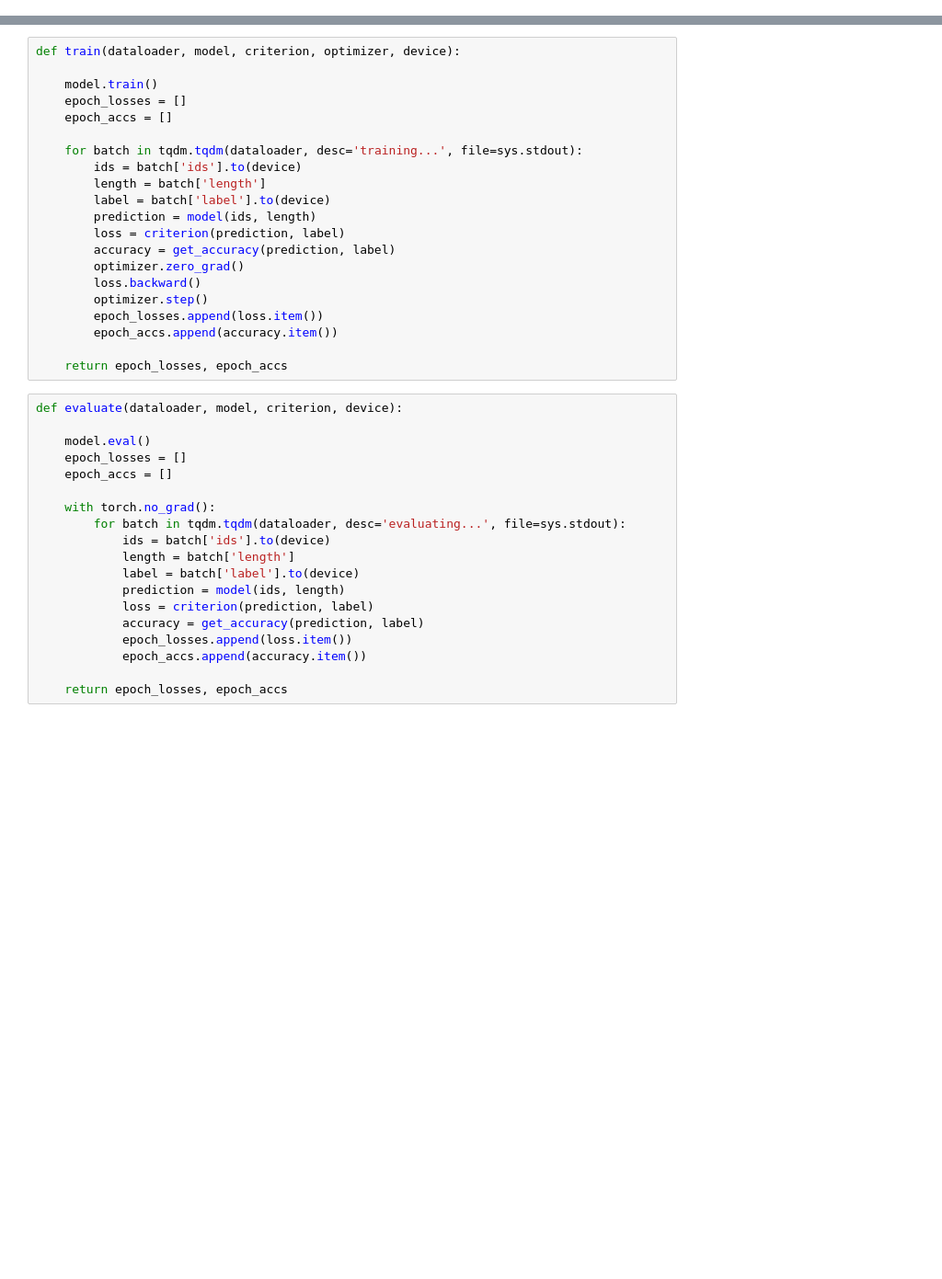
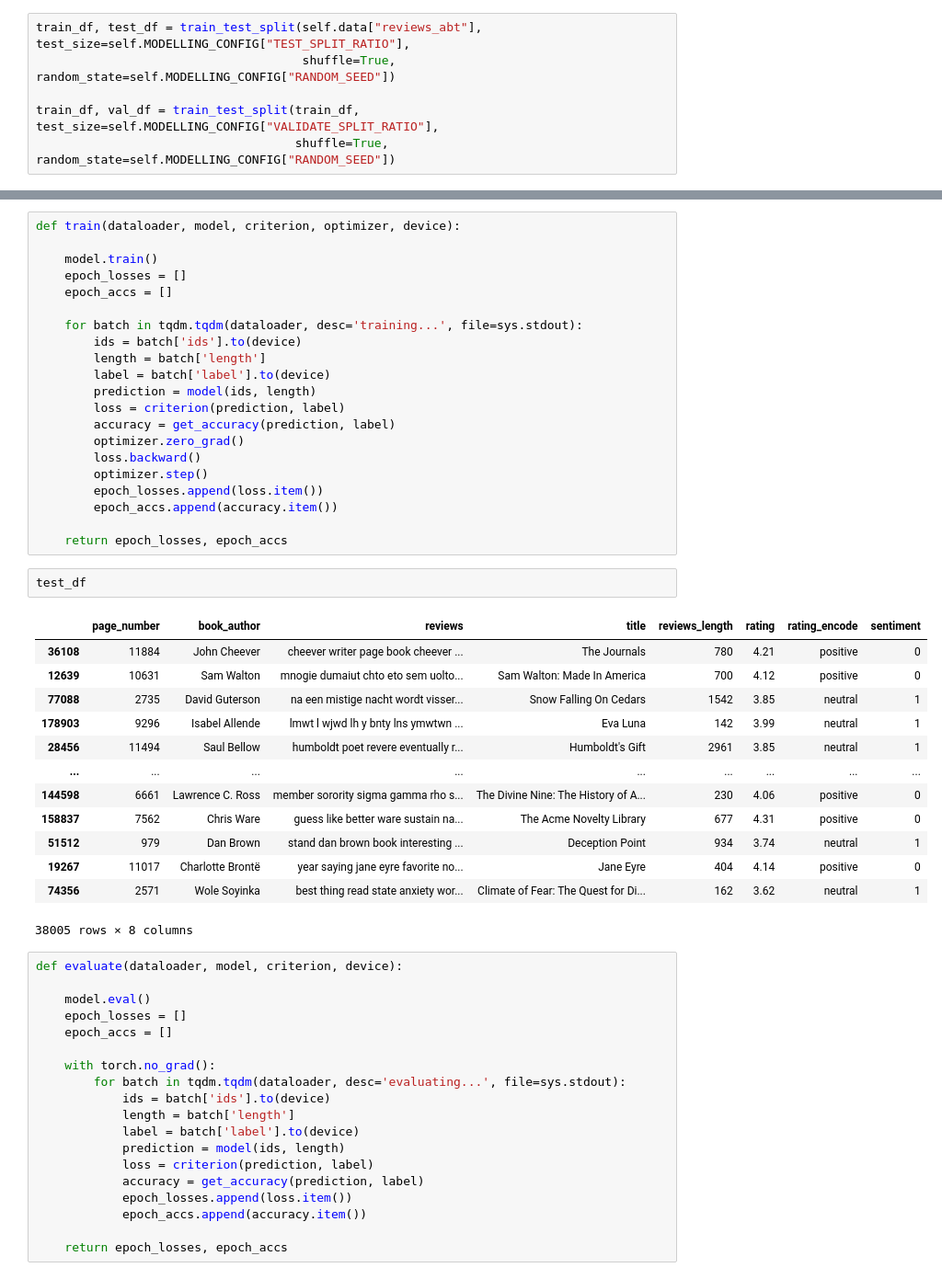
Before and after one commit to KewJS/Sentiment_Analysis, a Jupyter notebook: LSTM.ipynb, the cells around one changed output, grey strips where cells are left out. Shown at 92% size. Saved outputs shown, nothing was run; the diff lists cells and outputs as text; blank space fills up the shorter version.

```diff
--- a/LSTM.ipynb
+++ b/LSTM.ipynb
@@ -43,0 +103,6 @@ df_test = pd.read_parquet(os.path.join(PREPROCESS_DATA_DIR, "test.parquet"))
+# %%
+train_df, test_df = train_test_split(self.data["reviews_abt"], test_size=self.MODELLING_CONFIG["TEST_SPLIT_RATIO"],
+                                     shuffle=True, random_state=self.MODELLING_CONFIG["RANDOM_SEED"])
+
+train_df, val_df = train_test_split(train_df, test_size=self.MODELLING_CONFIG["VALIDATE_SPLIT_RATIO"],
+                                    shuffle=True, random_state=self.MODELLING_CONFIG["RANDOM_SEED"])
@@ -203,6 +734,22 @@ def train(dataloader, model, criterion, optimizer, device):
         epoch_accs.append(accuracy.item())
 
     return epoch_losses, epoch_accs
+# %%
+test_df
+# %% [output]
+|  | page_number | book_author | reviews | title | reviews_length | rating | rating_encode | sentiment |
+| 36108 | 11884 | John Cheever | cheever writer page book cheever ... | The Journals | 780 | 4.21 | positive | 0 |
+| 12639 | 10631 | Sam Walton | mnogie dumaiut chto eto sem uolto... | Sam Walton: Made In America | 700 | 4.12 | positive | 0 |
+| 77088 | 2735 | David Guterson | na een mistige nacht wordt visser... | Snow Falling On Cedars | 1542 | 3.85 | neutral | 1 |
+| 178903 | 9296 | Isabel Allende | lmwt l wjwd lh y bnty lns ymwtwn ... | Eva Luna | 142 | 3.99 | neutral | 1 |
+| 28456 | 11494 | Saul Bellow | humboldt poet revere eventually r... | Humboldt's Gift | 2961 | 3.85 | neutral | 1 |
+| ... | ... | ... | ... | ... | ... | ... | ... | ... |
+| 144598 | 6661 | Lawrence C. Ross | member sorority sigma gamma rho s... | The Divine Nine: The History of A... | 230 | 4.06 | positive | 0 |
+| 158837 | 7562 | Chris Ware | guess like better ware sustain na... | The Acme Novelty Library | 677 | 4.31 | positive | 0 |
+| 51512 | 979 | Dan Brown | stand dan brown book interesting ... | Deception Point | 934 | 3.74 | neutral | 1 |
+| 19267 | 11017 | Charlotte Brontë | year saying jane eyre favorite no... | Jane Eyre | 404 | 4.14 | positive | 0 |
+| 74356 | 2571 | Wole Soyinka | best thing read state anxiety wor... | Climate of Fear: The Quest for Di... | 162 | 3.62 | neutral | 1 |
+38005 rows × 8 columns
 # %%
 def evaluate(dataloader, model, criterion, device):
 
```
Also changed, not shown: parts of 72 cells of this notebook, 10 other files.
